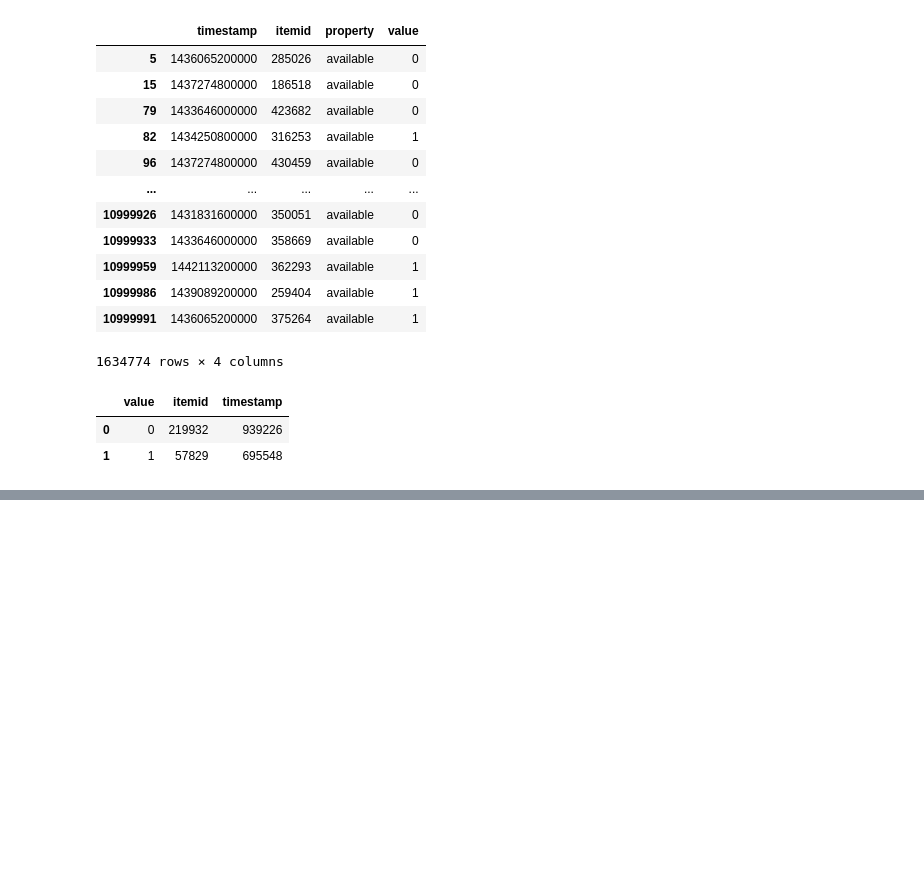
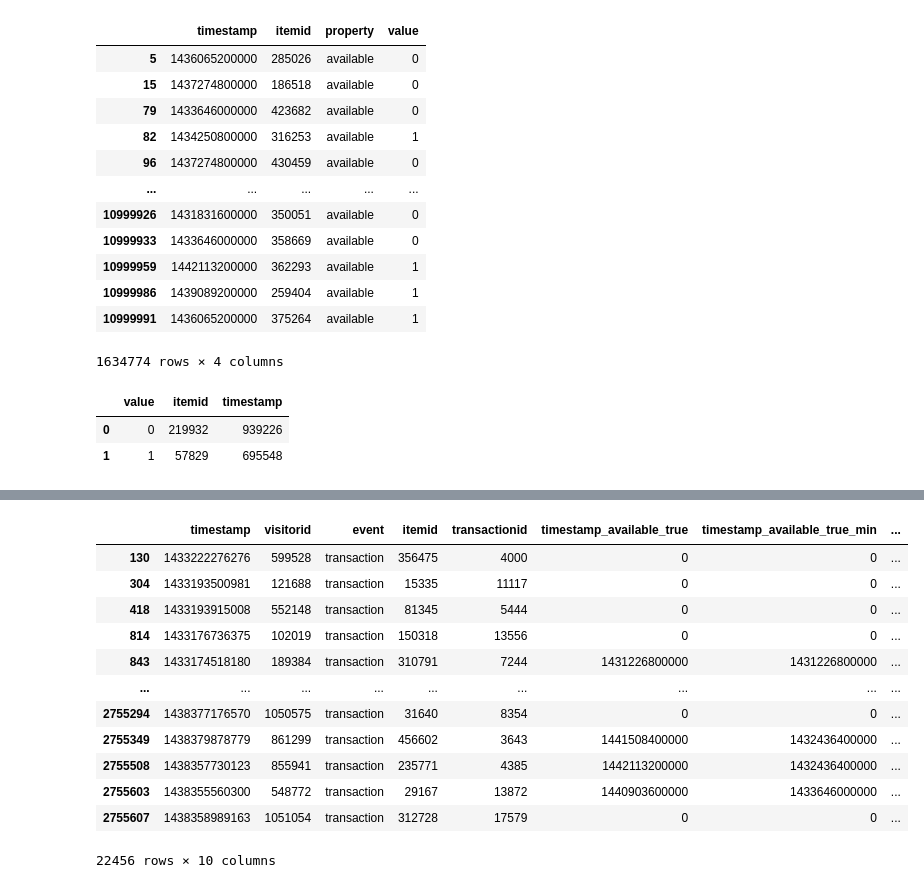
Before and after one commit to AndreyProkofiev/mle-pr-final, a Jupyter notebook: notebooks/eda.ipynb, the cells around one changed output, grey strips where cells are left out. Cells and saved outputs as stored; diff of their text form; code cells hidden in the pictures; blank space fills up the shorter version.

```diff
--- a/notebooks/eda.ipynb
+++ b/notebooks/eda.ipynb
@@ -491,0 +462,28 @@ merged
+# %%
+merged = merged.merge(category_prop_gr,
+    how='left', on='itemid')
+# %%
+merged = merged.fillna(0)
+# %%
+cols_to_tr = ['timestamp', 'visitorid', 'itemid', 'transactionid',
+       'timestamp_available_true', 'timestamp_available_true_min',
+       'timestamp_available_false', 'timestamp_available_false_min']
+# %%
+for c in cols_to_tr:
+    merged[c] = merged[c].astype(int)
+# %%
+merged[merged['transactionid']>0]
+# %% [output]
+|  | timestamp | visitorid | event | itemid | transactionid | timestamp_available_true | timestamp_available_true_min | ... |
+| 130 | 1433222276276 | 599528 | transaction | 356475 | 4000 | 0 | 0 | ... |
+| 304 | 1433193500981 | 121688 | transaction | 15335 | 11117 | 0 | 0 | ... |
+| 418 | 1433193915008 | 552148 | transaction | 81345 | 5444 | 0 | 0 | ... |
+| 814 | 1433176736375 | 102019 | transaction | 150318 | 13556 | 0 | 0 | ... |
+| 843 | 1433174518180 | 189384 | transaction | 310791 | 7244 | 1431226800000 | 1431226800000 | ... |
+| ... | ... | ... | ... | ... | ... | ... | ... | ... |
+| 2755294 | 1438377176570 | 1050575 | transaction | 31640 | 8354 | 0 | 0 | ... |
+| 2755349 | 1438379878779 | 861299 | transaction | 456602 | 3643 | 1441508400000 | 1432436400000 | ... |
+| 2755508 | 1438357730123 | 855941 | transaction | 235771 | 4385 | 1442113200000 | 1432436400000 | ... |
+| 2755603 | 1438355560300 | 548772 | transaction | 29167 | 13872 | 1440903600000 | 1433646000000 | ... |
+| 2755607 | 1438358989163 | 1051054 | transaction | 312728 | 17579 | 0 | 0 | ... |
+22456 rows × 10 columns
```
Also changed, not shown: parts of 25 cells of this notebook.
